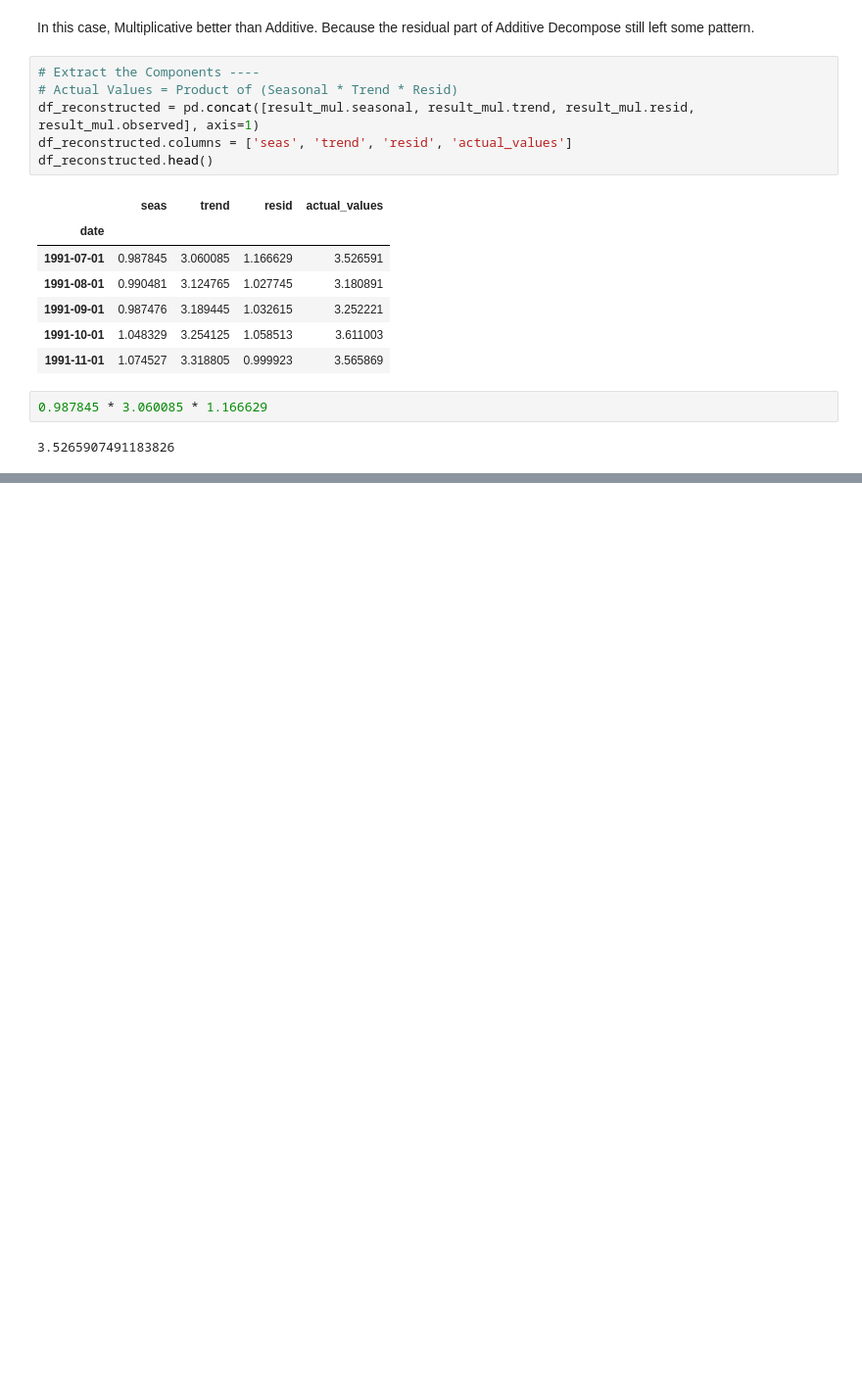
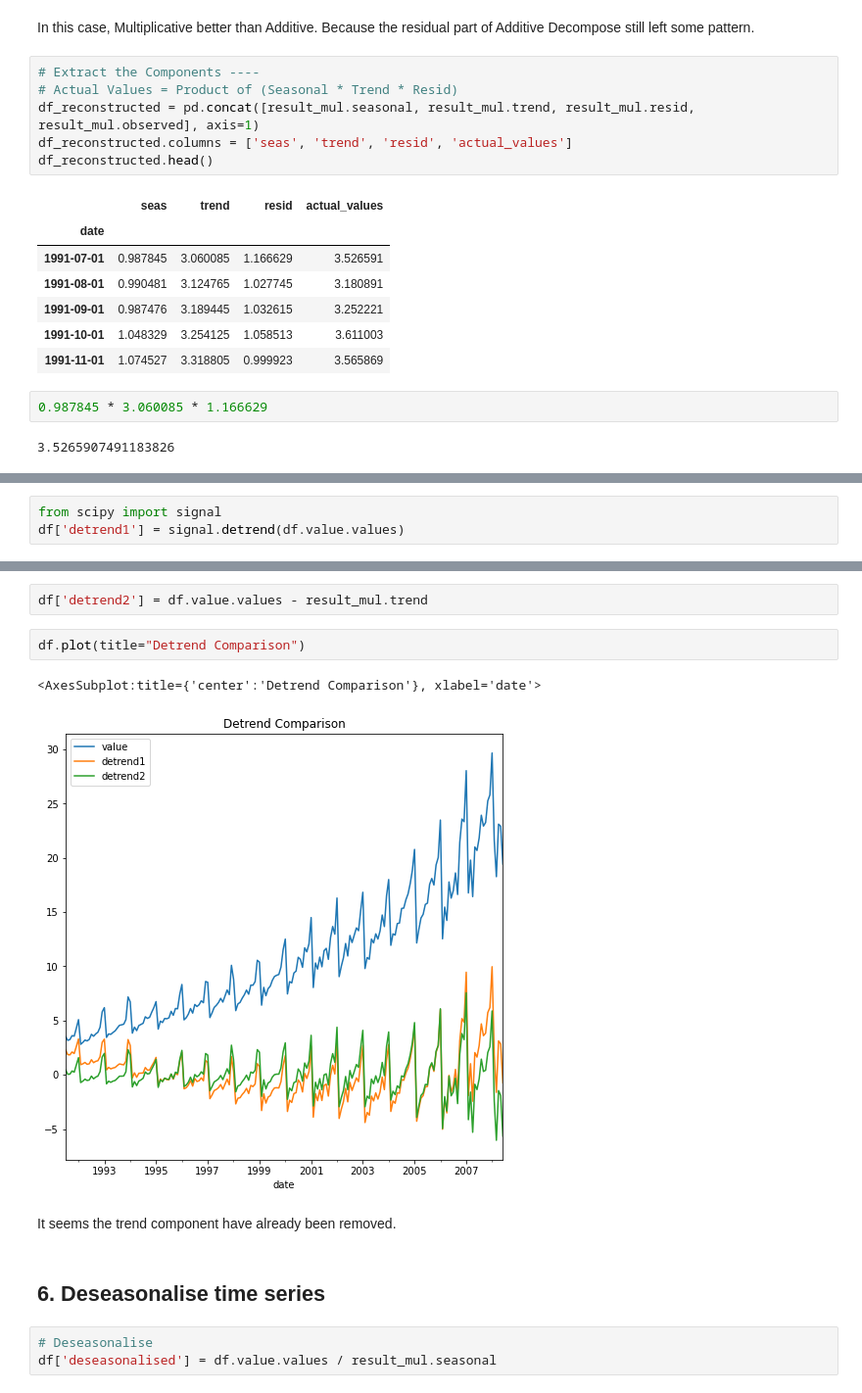
Before and after one commit to AaronOS0/machineLearning_cheatsheet, a Jupyter notebook: TimeSeries/ts_general.ipynb, the cells around one changed output, grey strips where cells are left out. Shown: that part at 98% size. Cells and saved outputs as stored; diff of their text form; blank space fills up the shorter version.

```diff
--- a/TimeSeries/ts_general.ipynb
+++ b/TimeSeries/ts_general.ipynb
@@ -89,0 +191,3 @@ df_reconstructed.head()
+# %%
+from scipy import signal
+df['detrend1'] = signal.detrend(df.value.values)
@@ -89,0 +196,14 @@ df_reconstructed.head()
+# %%
+df['detrend2'] = df.value.values - result_mul.trend
+# %%
+df.plot(title="Detrend Comparison")
+# %% [output]
+<AxesSubplot:title={'center':'Detrend Comparison'}, xlabel='date'>
+[figure, added]
+# %% [markdown]
+It seems the trend component have already been removed.
+# %% [markdown]
+## 6. Deseasonalise time series
+# %%
+# Deseasonalise
+df['deseasonalised'] = df.value.values / result_mul.seasonal
```
Also changed, not shown: parts of 20 cells of this notebook.
